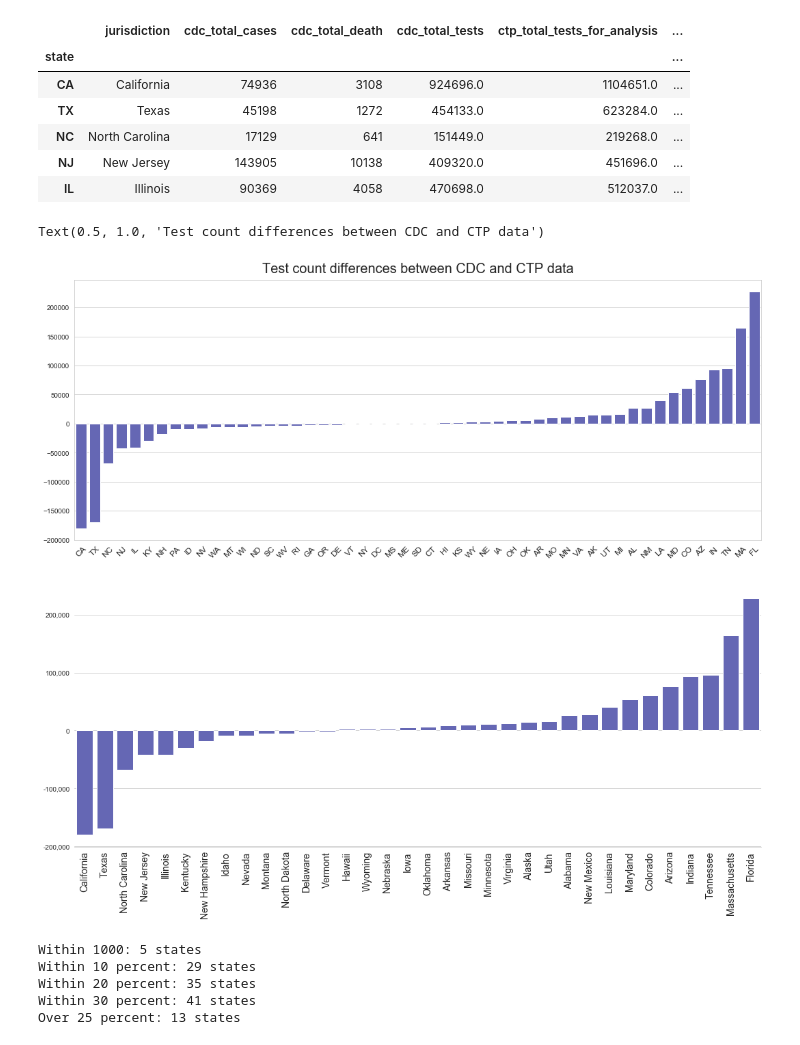
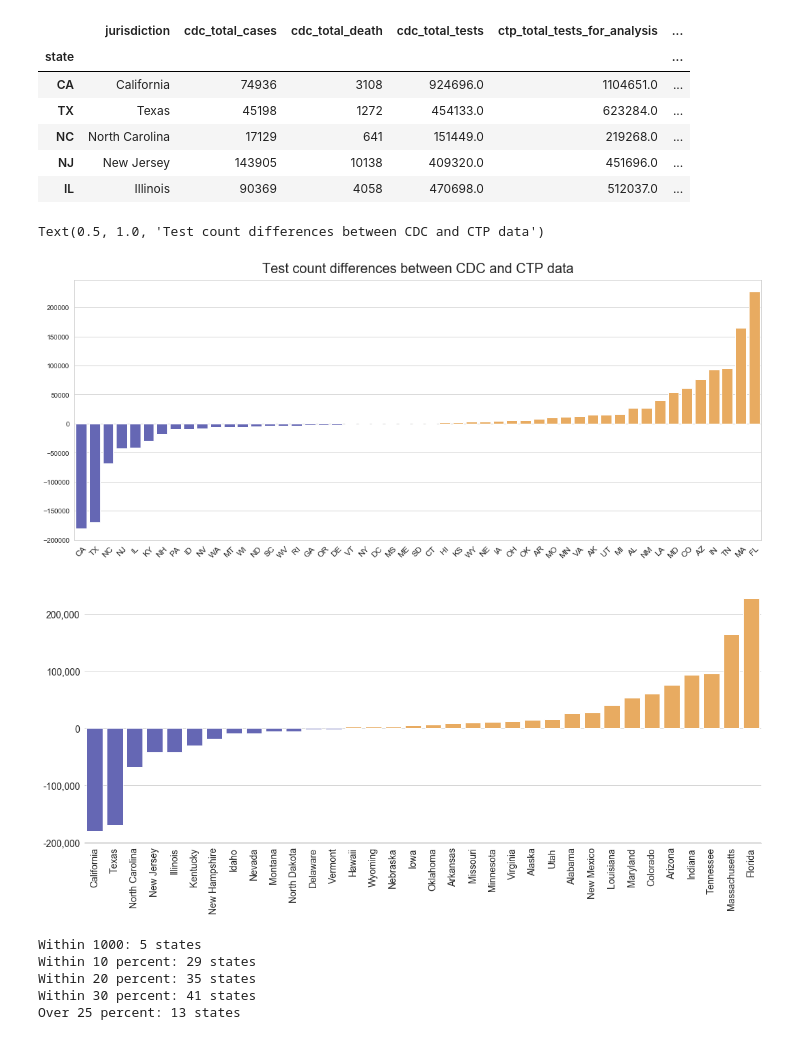
Before and after one commit to COVID19Tracking/cdc-comparison, a Jupyter notebook: CDC vs CTP comparison.ipynb, the cells around one changed output. Cells and saved outputs as stored; diff of their text form; code cells hidden in the pictures.

Commit message:
Chart updates, notebook updates

```diff
--- a/CDC vs CTP comparison.ipynb
+++ b/CDC vs CTP comparison.ipynb
@@ -34,8 +34,13 @@ ctp_514_merged_df = pd.merge(
     ctp_514_tests, ctp_514_test_overrides, on=['state', 'date'], how='inner', sort=True, copy=True)
 
 def pick_total_tests_for_analysis(row):
-    # if total tests specimens is present, use that. otherwise, use total tests people
-    return row.total_tests_specimens if not pd.isnull(row.total_tests_specimens) else row.total_tests_people
+    # prioritize if present: specimens, people, unclear source
+    if not pd.isnull(row.total_tests_specimens):
+        return row.total_tests_specimens
+    elif not pd.isnull(row.total_tests_people):
+        return row.total_tests_people
+    else:
+        return row.total_tests_unclear
 
 ctp_514_merged_df['ctp_total_tests_for_analysis'] = ctp_514_merged_df.apply(pick_total_tests_for_analysis, axis=1)
 
@@ -139,33 +144,50 @@ sns.set_style("whitegrid")
 
 plt.figure(figsize=(18,7))
 
-ax = sns.barplot(x=full_merged_df.index, y='test_count_diff', data=full_merged_df, color='#585bc1')
+def get_color(row):
+    if row.test_count_diff > 0:
+        return '#ffad4a'
+    else:
+        return '#585bc1'
+
+palette = list(full_merged_df.apply(get_color, axis=1))
+ax = sns.barplot(x=full_merged_df.index, y='test_count_diff', data=full_merged_df,
+                 palette=palette)
 ax.set_xticklabels(rotation=45, labels=full_merged_df.index, fontsize=12)
 ax.set_ylabel('')
 ax.set_xlabel('')
 ax.set_title('Test count differences between CDC and CTP data', fontsize=20, pad=10)
 # %% [output]
 Text(0.5, 1.0, 'Test count differences between CDC and CTP data')
-[figure, old version]
+[figure, new version]
 # %%
 # a bit too busy, let's pick a difference threshold - only show states with a >5% difference
 sns.set_style("whitegrid")
 
 plt.figure(figsize=(18,7))
 
+def get_color(row):
+    if row.test_count_diff > 0:
+        return '#ffad4a'  # orange
+    else:
+        return '#585bc1'  # purple
+
 data = full_merged_df.loc[full_merged_df.abs_test_count_percent_diff > 0.05]
-ax = sns.barplot(x=data.index, y='test_count_diff', data=data, color='#585bc1')
+palette = list(data.apply(get_color, axis=1))
+
+ax = sns.barplot(x=data.index, y='test_count_diff', data=data, palette=palette)
 sns.despine(ax=ax, left=True)
 ax.set_xticklabels(rotation=90, labels=data.jurisdiction, fontsize=14)
+ax.set_yticklabels(ax.get_yticks(), size=14)
 ax.set_ylabel('')
 ax.set_xlabel('')
 # ax.set_title('States for which CDC and CTP testing counts differ by more than 5%', fontsize=20, pad=10)
 ax.yaxis.set_major_locator(ticker.MultipleLocator(100000))
 ax.yaxis.set_major_formatter(ticker.FuncFormatter(lambda x, p: format(int(x), ',')))
 
-plt.savefig("test_count_differences_over_5_percent.png", dpi=400, bbox_inches = "tight")
+plt.savefig("test_count_differences_over_5_percent.png", dpi=100, bbox_inches = "tight")
 # %% [output]
-[figure, old version]
+[figure, new version]
 # %%
 # how close is our data to CDC?
 
```
Also changed, not shown: parts of 5 cells of this notebook, 7 other files.
